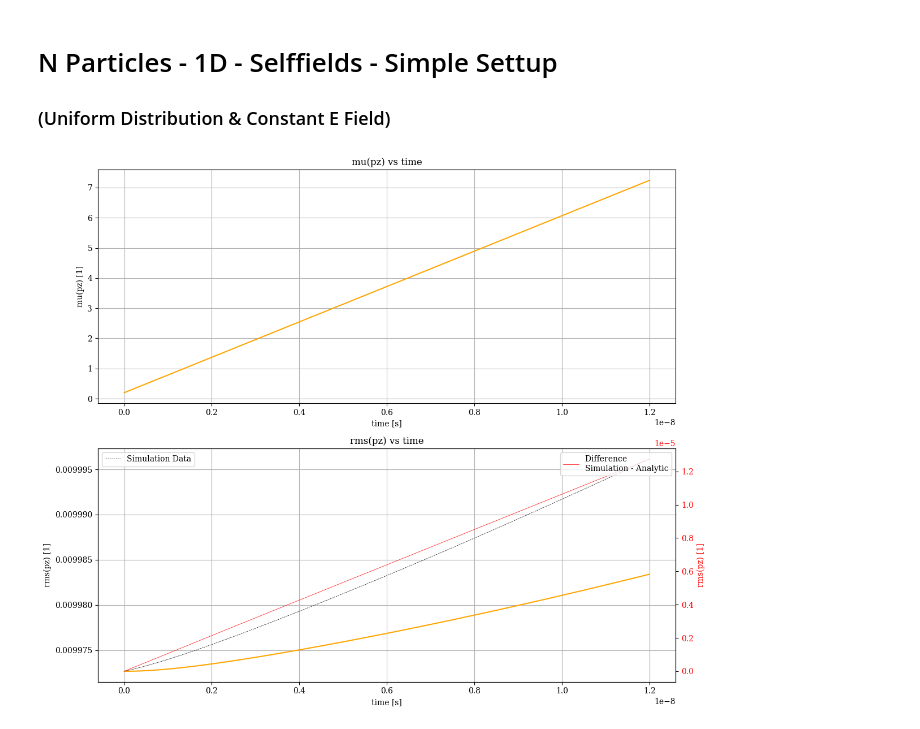
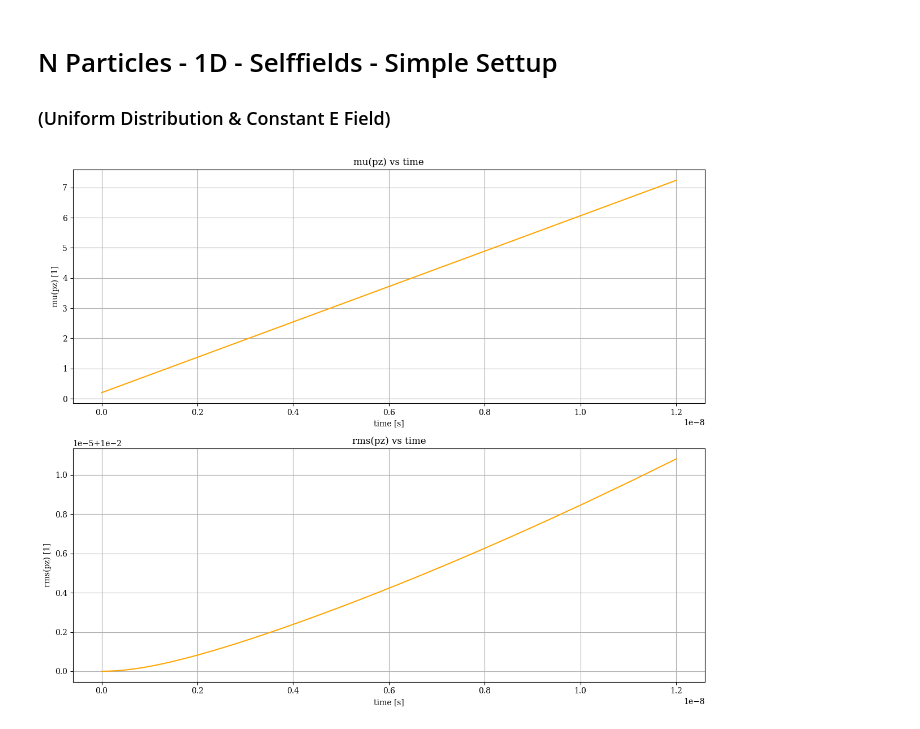
Before and after one commit to alexanderwischmann/FS26-semester-project, a Jupyter notebook: python/analytic_solve.ipynb, the cells around one changed output. Saved outputs shown, nothing was run; the diff lists cells and outputs as text; code cells hidden in the pictures.

```diff
--- a/python/analytic_solve.ipynb
+++ b/python/analytic_solve.ipynb
@@ -498,34 +498,34 @@ def state_derivative_simple(
     return np.array([d_mu_z, d_mu_p, d_sigma_z_squared, d_sigma_p_squared, d_sigma_zp])
 # %%
 POSITION_MOMENTUM_SIGMA_0 = 0 # Uniform distribution
-# Y0 = np.array([POSITION_0[2], MOMENTUM_0[2], POSITION_SIGMA_0[2]**2, MOMENTUM_SIGMA_0[2]**2, POSITION_MOMENTUM_SIGMA_0])
-Y0 = np.array([data_1d_simple_position_means[0],
-               data_1d_simple_momentum_means[0],
-               data_1d_simple_position_sigmas[0]**2,
-               data_1d_simple_momentum_sigmas[0]**2,
-               POSITION_MOMENTUM_SIGMA_0]) # exact initial conditions from simulation data
+Y0 = np.array([POSITION_0[2], MOMENTUM_0[2], POSITION_SIGMA_0[2]**2, MOMENTUM_SIGMA_0[2]**2, POSITION_MOMENTUM_SIGMA_0])
+# Y0 = np.array([data_1d_simple_position_means[0],
+#                data_1d_simple_momentum_means[0],
+#                data_1d_simple_position_sigmas[0]**2,
+#                data_1d_simple_momentum_sigmas[0]**2,
+#                POSITION_MOMENTUM_SIGMA_0]) # exact initial conditions from simulation data
 sol = solve_ivp(state_derivative_simple, (0.0, T_END_SIMPLE), Y0, dense_output=True, rtol=1e-10, atol=1e-13)
 
 times = sol.t
 mu_p_vs_time_simple = sol.y[1]
 rms_p_vs_time_simple = np.sqrt(sol.y[3])
 
 fig, axes = plt.subplots(2, figsize=(12, 10))
 axes[0].plot(times, p_to_betagamma(mu_p_vs_time_simple), color='orange')
 axes[0].set_xlabel('time [s]')
 axes[0].set_ylabel(f'mu(pz) [1]')
 axes[0].set_title(f'mu(pz) vs time')
 axes[0].grid()
 
 
 axes[1].plot(times, p_to_betagamma(rms_p_vs_time_simple), color='orange')
 axes[1].set_xlabel('time [s]')
 axes[1].set_ylabel(f'rms(pz) [1]')
 axes[1].set_title(f'rms(pz) vs time')
 axes[1].grid()
-plot_data(axes[1], times, p_to_betagamma(rms_p_vs_time_simple), data_1d_simple_xaxis, p_to_betagamma(data_1d_simple_momentum_sigmas))
+# plot_data(axes[1], times, p_to_betagamma(rms_p_vs_time_simple), data_1d_simple_xaxis, p_to_betagamma(data_1d_simple_momentum_sigmas))
 
 plt.tight_layout()
 plt.show()
 # %% [output]
-[figure, old version]
+[figure, new version]
```
Also changed, not shown: parts of 3 cells of this notebook.
